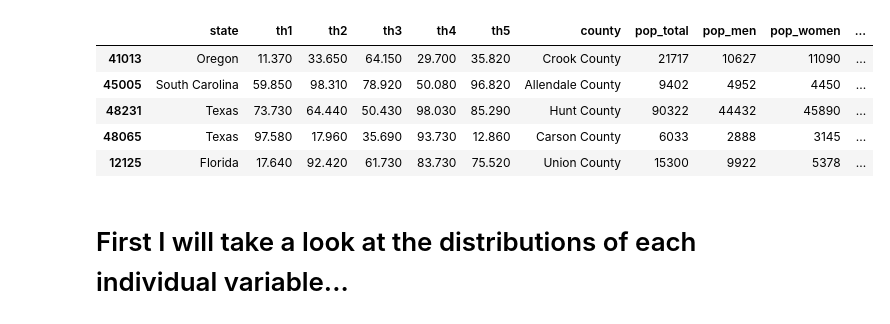
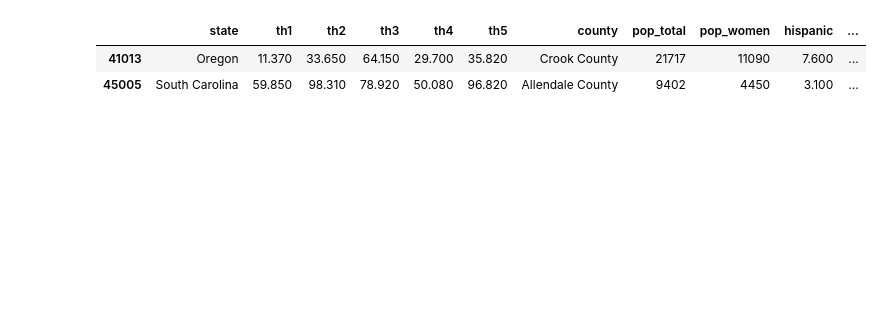
Before and after one commit to Jonessn22/maternal_health_indicators, a Jupyter notebook: 02_explore.ipynb, the cells around one changed output. Cells and saved outputs as stored; diff of their text form; code cells hidden in the pictures; blank space fills up the shorter version.

```diff
--- a/02_explore.ipynb
+++ b/02_explore.ipynb
@@ -44,11 +103,6 @@ test -> (628, 28)
 # %%
-train.head()
+train.head(2)
 # %% [output]
-|  | state | th1 | th2 | th3 | th4 | th5 | county | pop_total | pop_men | pop_women | ... |
-| 41013 | Oregon | 11.370 | 33.650 | 64.150 | 29.700 | 35.820 | Crook County | 21717 | 10627 | 11090 | ... |
-| 45005 | South Carolina | 59.850 | 98.310 | 78.920 | 50.080 | 96.820 | Allendale County | 9402 | 4952 | 4450 | ... |
-| 48231 | Texas | 73.730 | 64.440 | 50.430 | 98.030 | 85.290 | Hunt County | 90322 | 44432 | 45890 | ... |
-| 48065 | Texas | 97.580 | 17.960 | 35.690 | 93.730 | 12.860 | Carson County | 6033 | 2888 | 3145 | ... |
-| 12125 | Florida | 17.640 | 92.420 | 61.730 | 83.730 | 75.520 | Union County | 15300 | 9922 | 5378 | ... |
+|  | state | th1 | th2 | th3 | th4 | th5 | county | pop_total | pop_women | hispanic | ... |
+| 41013 | Oregon | 11.370 | 33.650 | 64.150 | 29.700 | 35.820 | Crook County | 21717 | 11090 | 7.600 | ... |
+| 45005 | South Carolina | 59.850 | 98.310 | 78.920 | 50.080 | 96.820 | Allendale County | 9402 | 4450 | 3.100 | ... |
-# %% [markdown]
-# First I will take a look at the distributions of each individual variable...
```
Also changed, not shown: parts of 111 cells of this notebook, 2 other files.
